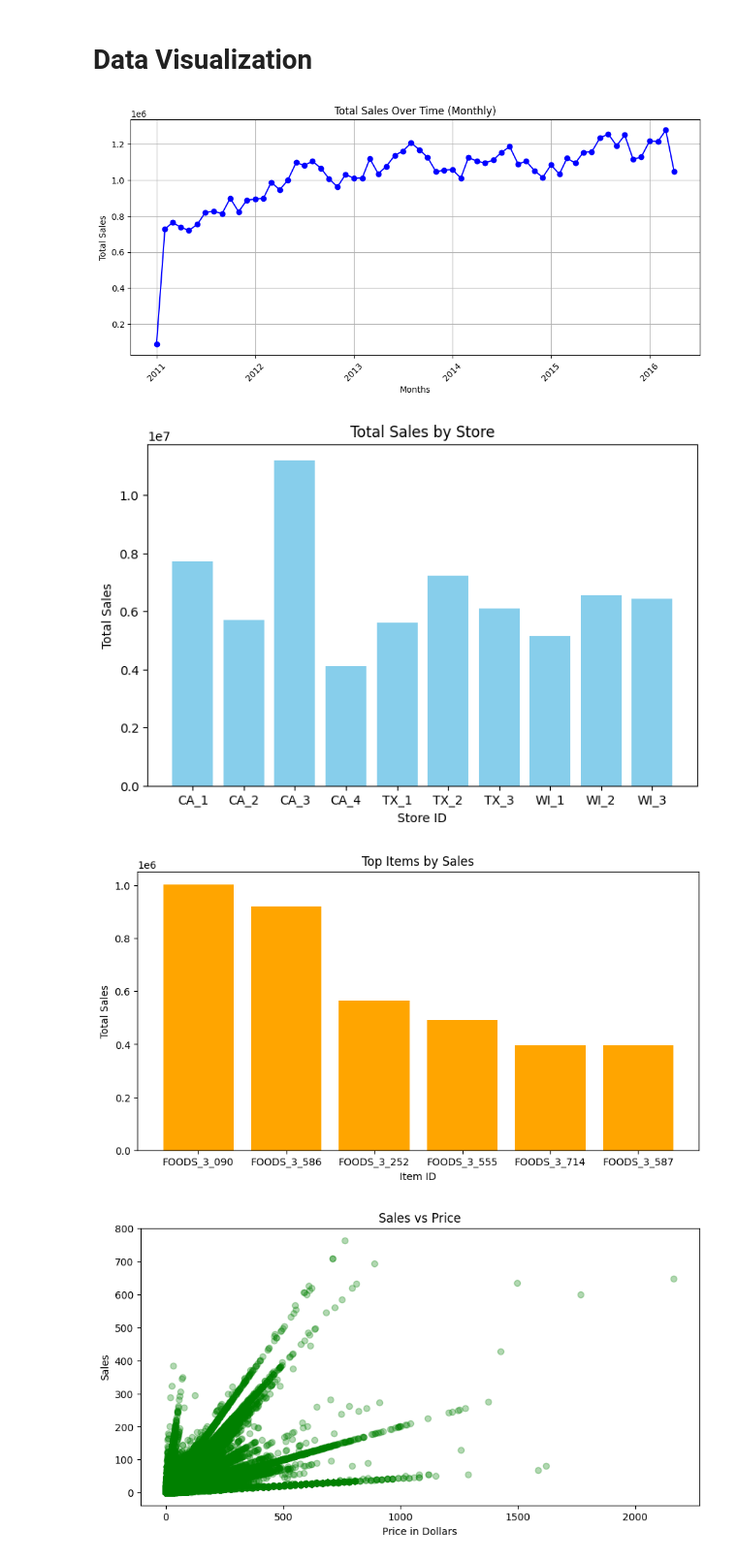
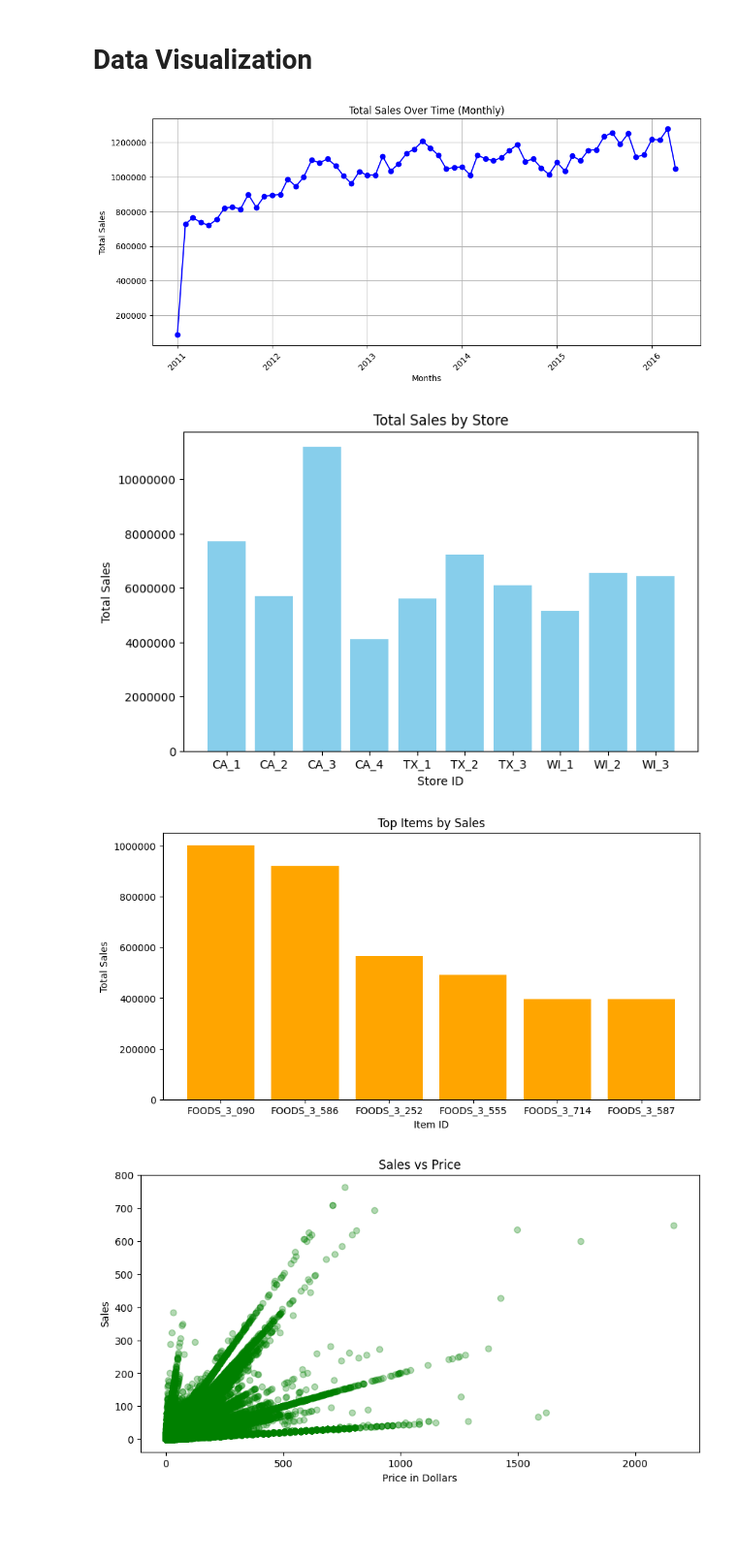
Before and after one commit to davidrimon2004/DEPI_project, a Jupyter notebook: data_visualization.ipynb, the cells around one changed output. Shown at 97% size. Saved outputs shown, nothing was run; the diff lists cells and outputs as text; code cells hidden in the pictures; blank space fills up the shorter version.

Commit message:
Data visualization and analysis done

```diff
--- a/data_visualization.ipynb
+++ b/data_visualization.ipynb
@@ -123,30 +124,41 @@ Name: sales, dtype: float64
 # Data Visualization
 # %%
 # trend of total sales over time
-data['date'] = pd.to_datetime(data['date']) #string -> date
-monthly_sales = data.groupby(data['date'].dt.to_period('M'))['sales'].sum() # bngm3 kol elsales elli f nfs elshahr
-monthly_sales.index = monthly_sales.index.to_timestamp() # bnhwel el index bdl ma kan 02-2025 -> 01-02-2025 3shan elrsma tkon awdh
-plt.figure(figsize=(12,5))
+data['date'] = pd.to_datetime(data['date'])  # string -> date
+monthly_sales = data.groupby(data['date'].dt.to_period('M'))['sales'].sum()
+monthly_sales.index = monthly_sales.index.to_timestamp()
+
+plt.figure(figsize=(12, 5))
 plt.plot(monthly_sales.index, monthly_sales.values, marker='o', color='blue')
-plt.title('Total Sales Over Time (Yearly)')
-plt.xlabel('Years')
+
+plt.title('Total Sales Over Time (Monthly)')
+plt.xlabel('Months')
 plt.ylabel('Total Sales')
+
+# Make Y-axis show real numbers (no scientific notation)
+ax = plt.gca()
+ax.yaxis.set_major_formatter(ScalarFormatter(useOffset=False))
+ax.ticklabel_format(style='plain', axis='y')  # force plain numbers
+
 plt.xticks(rotation=45)
 plt.grid(True)
 plt.show()
 # %% [output]
-[figure, old version]
+[figure, new version]
 # %%
 # which stores have the highest and lowest sales?
 store_sales = data.groupby('store_id')['sales'].sum()
 plt.figure(figsize=(8,5))
 plt.bar(store_sales.index, store_sales.values, color='skyblue')
 plt.title('Total Sales by Store')
 plt.xlabel('Store ID')
 plt.ylabel('Total Sales')
+ax = plt.gca()
+ax.yaxis.set_major_formatter(ScalarFormatter(useOffset=False))
+ax.ticklabel_format(style='plain', axis='y')
 plt.show()
 # %% [output]
-[figure, old version]
+[figure, new version]
 # %%
 # Top items by sales
 item_sales = data.groupby('item_id')['sales'].sum().sort_values(ascending=False).head(6)
@@ -155,9 +167,12 @@ plt.bar(item_sales.index, item_sales.values, color='orange')
 plt.title('Top Items by Sales')
 plt.xlabel('Item ID')
 plt.ylabel('Total Sales')
+ax = plt.gca()
+ax.yaxis.set_major_formatter(ScalarFormatter(useOffset=False))
+ax.ticklabel_format(style='plain', axis='y')
 plt.show()
 # %% [output]
-[figure, old version]
+[figure, new version]
 # %%
 # Does price affect sales
 plt.figure(figsize=(10,5))
```
Also changed, not shown: parts of 3 cells of this notebook.
